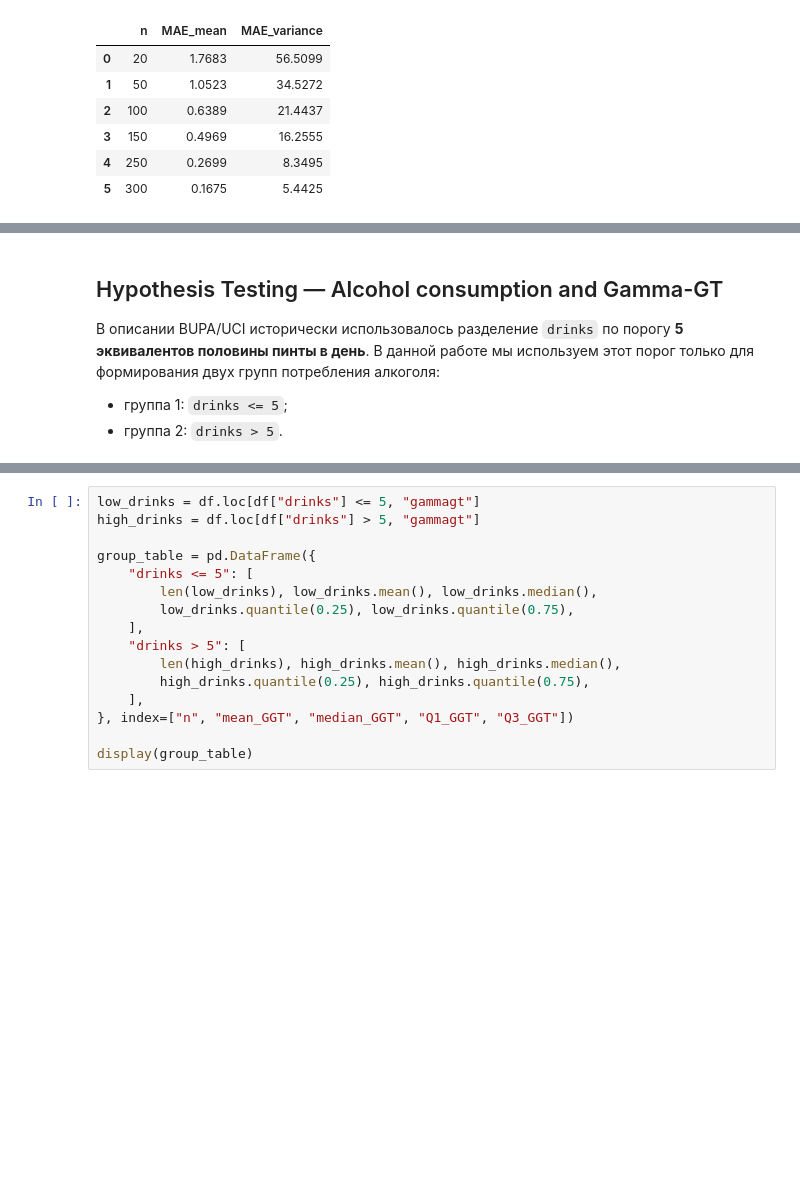
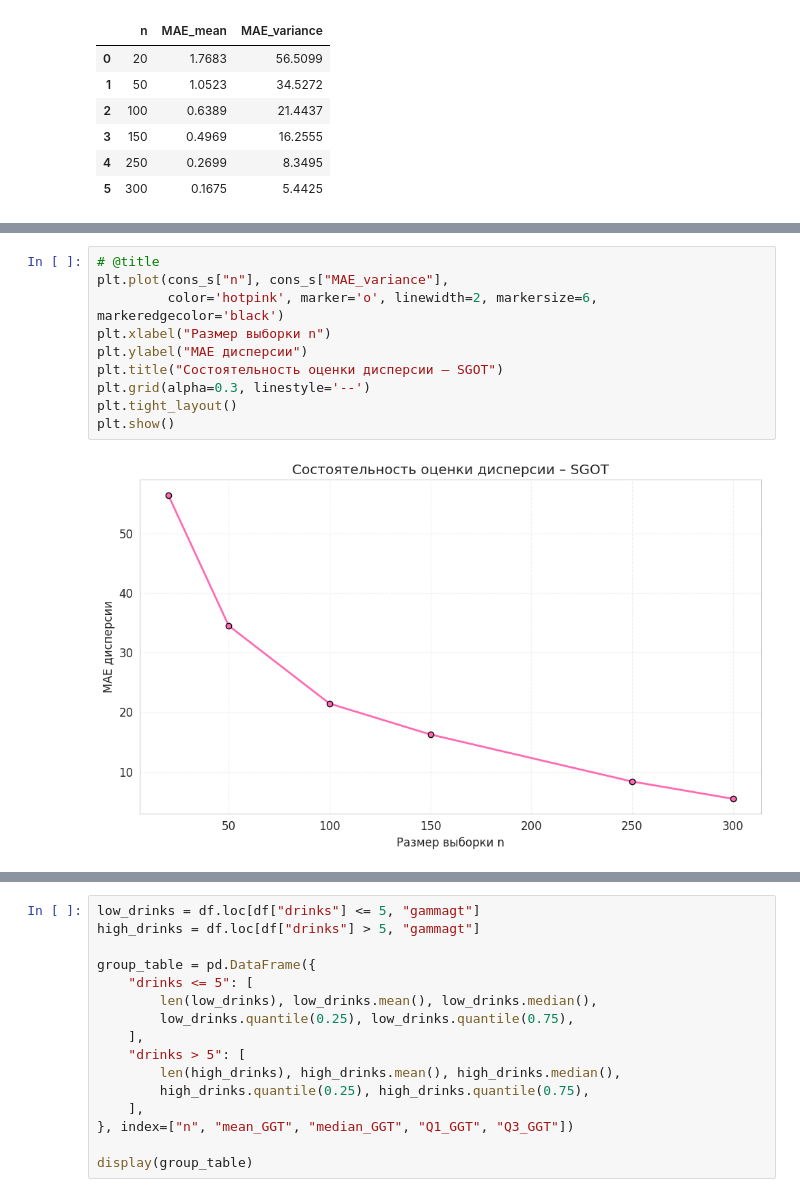
Before and after one commit to itgery/statistics_lab, a Jupyter notebook: Fairytail.ipynb, the cells around one changed output, grey strips where cells are left out. Drawn from its saved outputs; the diff is of its cells as text; blank space fills up the shorter version.

```diff
--- a/Fairytail.ipynb
+++ b/Fairytail.ipynb
@@ -2475,10 +2315,15 @@ plt.tight_layout()
 plt.show()
 # %% [output]
 [figure]
-# %% [markdown]
-<a id="hypothesis-testing"></a>
-## Hypothesis Testing — Alcohol consumption and Gamma-GT
-
-В описании BUPA/UCI исторически использовалось разделение `drinks` по порогу **5 эквивалентов половины пинты в день**. В данной работе мы используем этот порог только для формирования двух групп потребления алкоголя:
-- группа 1: `drinks <= 5`;
-- группа 2: `drinks > 5`.
+# %%
+# @title
+plt.plot(cons_s["n"], cons_s["MAE_variance"],
+         color='hotpink', marker='o', linewidth=2, markersize=6, markeredgecolor='black')
+plt.xlabel("Размер выборки n")
+plt.ylabel("MAE дисперсии")
+plt.title("Состоятельность оценки дисперсии – SGOT")
+plt.grid(alpha=0.3, linestyle='--')
+plt.tight_layout()
+plt.show()
+# %% [output]
+[figure, added]
```
Also changed, not shown: parts of 286 cells of this notebook.
